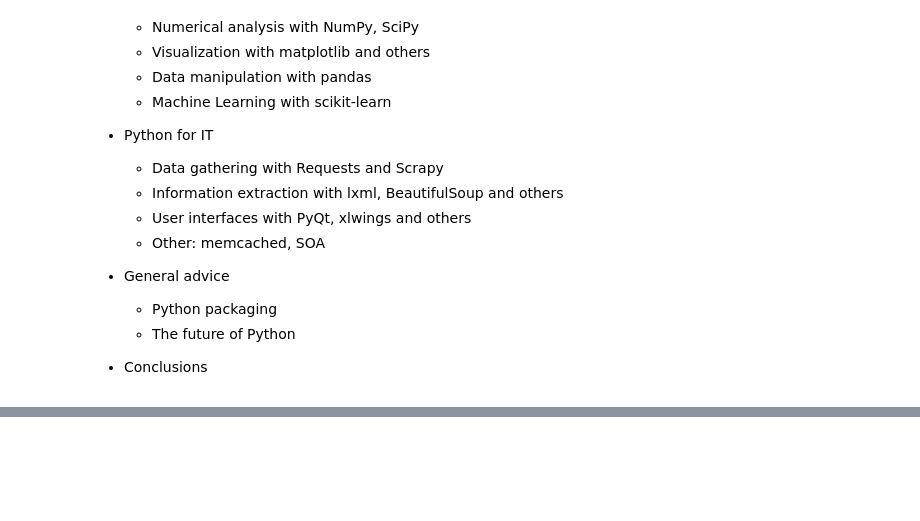
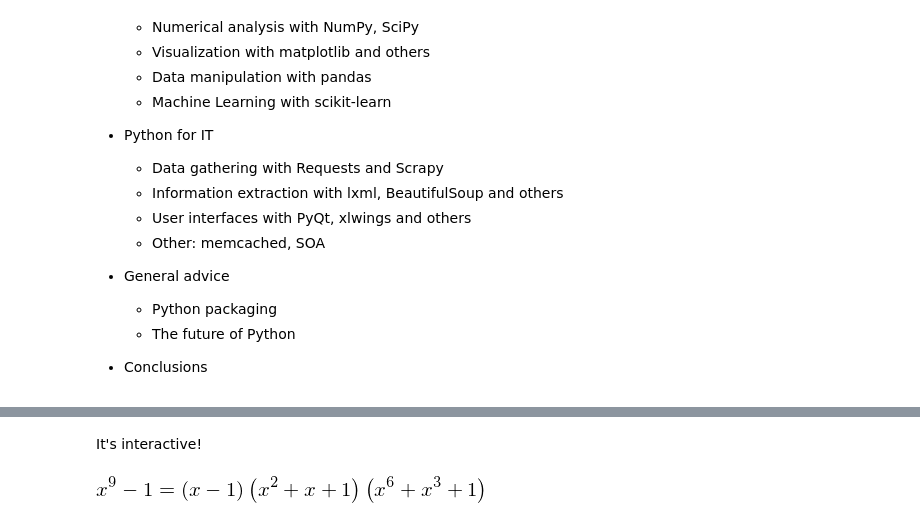
Before and after one commit to astrojuanlu/python-fun-and-profit, a Jupyter notebook: Python for fun and profit.ipynb, the cells around one changed output, grey strips where cells are left out. Cells and saved outputs as stored; diff of their text form; code cells hidden in the pictures; blank space fills up the shorter version.

```diff
--- a/Python for fun and profit.ipynb
+++ b/Python for fun and profit.ipynb
@@ -51,0 +84,2 @@
+# %% [markdown]
+It's interactive!
@@ -51,0 +88,12 @@
+# %%
+from sympy import init_printing, Symbol, Eq, factor
+init_printing(use_latex=True)
+
+x = Symbol('x')
+
+def factorit(n):
+    return Eq(x**n-1, factor(x**n-1))
+# %%
+interact(factorit, n=(2,40))
+# %% [output]
+[figure, added]
```
Also changed, not shown: parts of 16 cells of this notebook, 10 other files.
